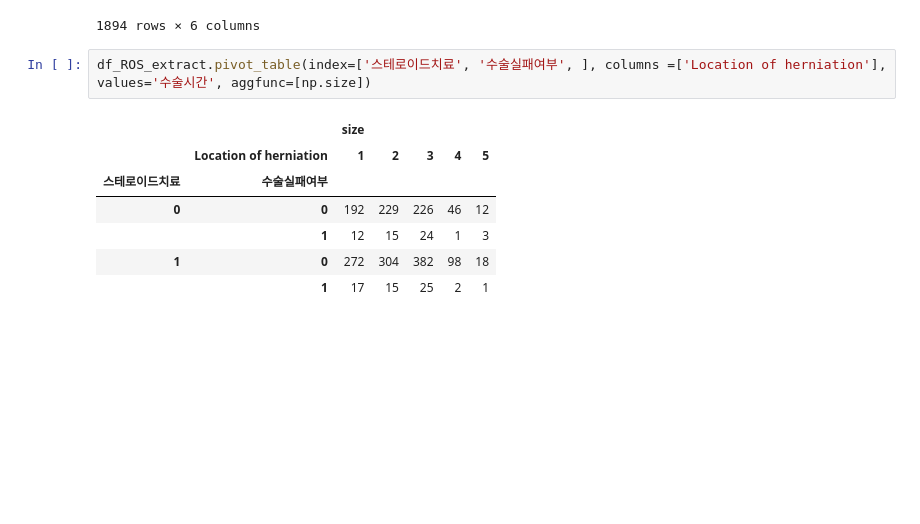
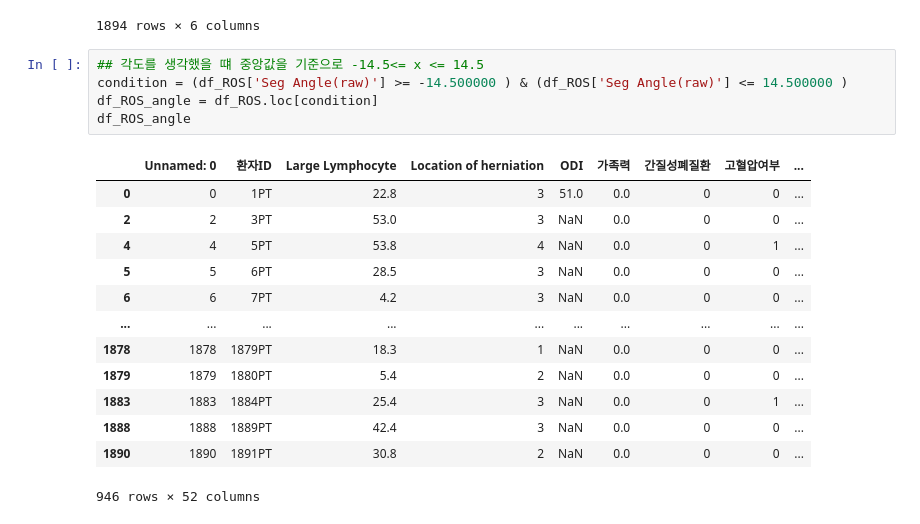
Before and after one commit to SSSanga/study_data_analytics, a Jupyter notebook: codes/DDA/RecurrenceOfSurgery_Doctors_DDA.ipynb, the cells around one changed output. Drawn from its saved outputs; the diff is of its cells as text; blank space fills up the shorter version.

```diff
--- a/codes/DDA/RecurrenceOfSurgery_Doctors_DDA.ipynb
+++ b/codes/DDA/RecurrenceOfSurgery_Doctors_DDA.ipynb
@@ -61,12 +61,21 @@ df_ROS_extract
 | 1893 | 45.0 | NaN | 1 | 2 | 0 | 27.8 |
 1894 rows × 6 columns
 # %%
-df_ROS_extract.pivot_table(index=['스테로이드치료', '수술실패여부', ], columns =['Location of herniation'], values='수술시간', aggfunc=[np.size])
+## 각도를 생각했을 떄 중앙값을 기준으로 -14.5<= x <= 14.5
+condition = (df_ROS['Seg Angle(raw)'] >= -14.500000 ) & (df_ROS['Seg Angle(raw)'] <= 14.500000 )
+df_ROS_angle = df_ROS.loc[condition]
+df_ROS_angle
 # %% [output]
-|  |  | size |  |  |  |  |
-|  | Location of herniation | 1 | 2 | 3 | 4 | 5 |
-| 스테로이드치료 | 수술실패여부 |  |  |  |  |  |
-| 0 | 0 | 192 | 229 | 226 | 46 | 12 |
-|  | 1 | 12 | 15 | 24 | 1 | 3 |
-| 1 | 0 | 272 | 304 | 382 | 98 | 18 |
-|  | 1 | 17 | 15 | 25 | 2 | 1 |
+|  | Unnamed: 0 | 환자ID | Large Lymphocyte | Location of herniation | ODI | 가족력 | 간질성폐질환 | 고혈압여부 | ... |
+| 0 | 0 | 1PT | 22.8 | 3 | 51.0 | 0.0 | 0 | 0 | ... |
+| 2 | 2 | 3PT | 53.0 | 3 | NaN | 0.0 | 0 | 0 | ... |
+| 4 | 4 | 5PT | 53.8 | 4 | NaN | 0.0 | 0 | 1 | ... |
+| 5 | 5 | 6PT | 28.5 | 3 | NaN | 0.0 | 0 | 0 | ... |
+| 6 | 6 | 7PT | 4.2 | 3 | NaN | 0.0 | 0 | 0 | ... |
+| ... | ... | ... | ... | ... | ... | ... | ... | ... | ... |
+| 1878 | 1878 | 1879PT | 18.3 | 1 | NaN | 0.0 | 0 | 0 | ... |
+| 1879 | 1879 | 1880PT | 5.4 | 2 | NaN | 0.0 | 0 | 0 | ... |
+| 1883 | 1883 | 1884PT | 25.4 | 3 | NaN | 0.0 | 0 | 1 | ... |
+| 1888 | 1888 | 1889PT | 42.4 | 3 | NaN | 0.0 | 0 | 0 | ... |
+| 1890 | 1890 | 1891PT | 30.8 | 2 | NaN | 0.0 | 0 | 0 | ... |
+946 rows × 52 columns
```
Also changed, not shown: parts of 2 cells of this notebook, 2 other files.
